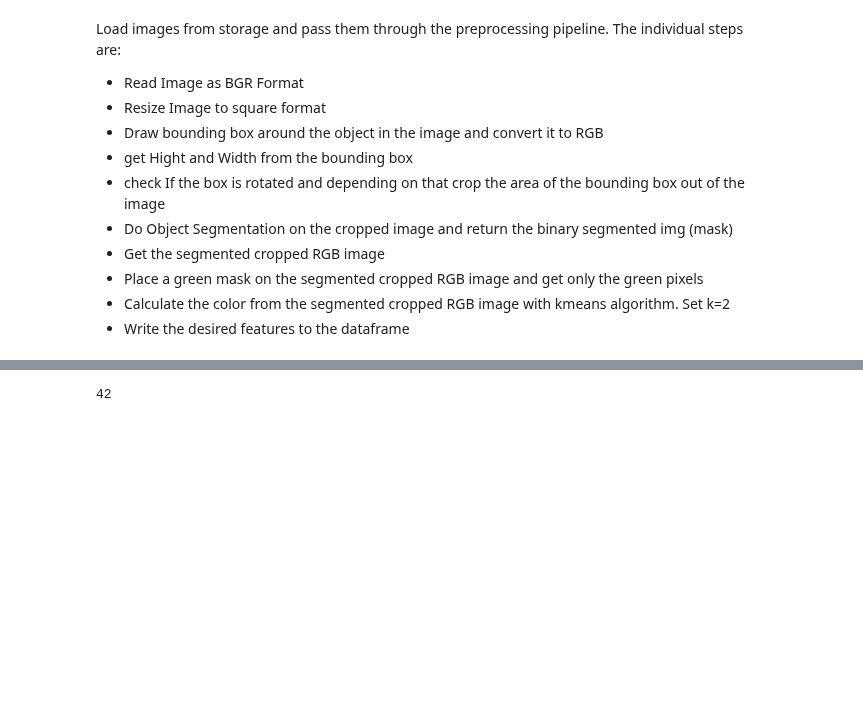
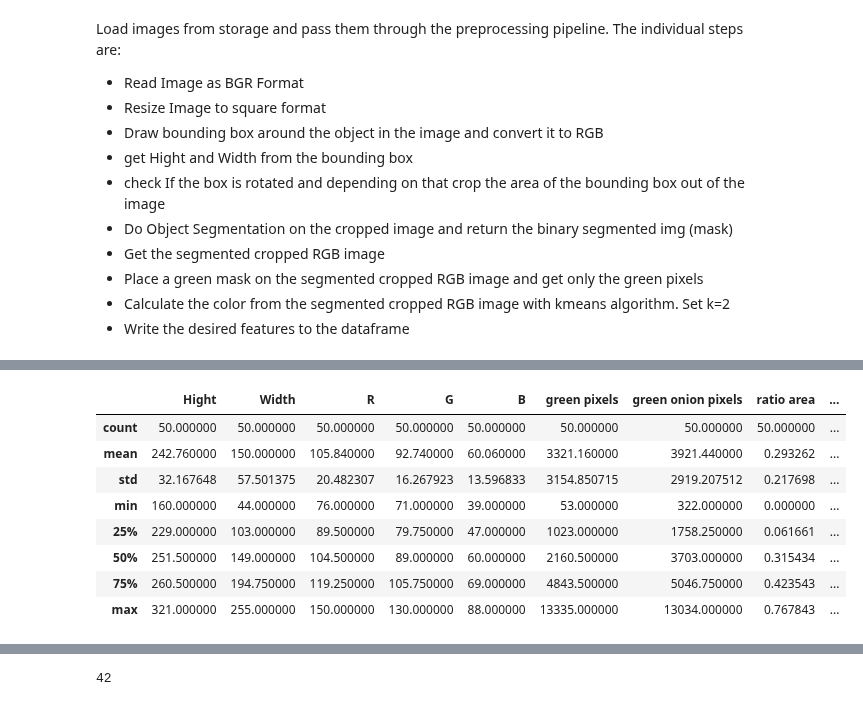
Before and after one commit to leons1396/AI_project, a Jupyter notebook: Image_processing/Preprocessing/image_preprocessing.ipynb, the cells around one changed output, grey strips where cells are left out. Cells and saved outputs as stored; diff of their text form; code cells hidden in the pictures; blank space fills up the shorter version.

```diff
--- a/Image_processing/Preprocessing/image_preprocessing.ipynb
+++ b/Image_processing/Preprocessing/image_preprocessing.ipynb
@@ -682,0 +711,13 @@ show_image_plt(vegi_hsv)
+# %%
+vegi_copy_3 = vegis_df.copy()
+vegi_copy_3.loc[vegis_df['Label']=="Karotte_Trieb"].describe()
+# %% [output]
+|  | Hight | Width | R | G | B | green pixels | green onion pixels | ratio area | ... |
+| count | 50.000000 | 50.000000 | 50.000000 | 50.000000 | 50.000000 | 50.000000 | 50.000000 | 50.000000 | ... |
+| mean | 242.760000 | 150.000000 | 105.840000 | 92.740000 | 60.060000 | 3321.160000 | 3921.440000 | 0.293262 | ... |
+| std | 32.167648 | 57.501375 | 20.482307 | 16.267923 | 13.596833 | 3154.850715 | 2919.207512 | 0.217698 | ... |
+| min | 160.000000 | 44.000000 | 76.000000 | 71.000000 | 39.000000 | 53.000000 | 322.000000 | 0.000000 | ... |
+| 25% | 229.000000 | 103.000000 | 89.500000 | 79.750000 | 47.000000 | 1023.000000 | 1758.250000 | 0.061661 | ... |
+| 50% | 251.500000 | 149.000000 | 104.500000 | 89.000000 | 60.000000 | 2160.500000 | 3703.000000 | 0.315434 | ... |
+| 75% | 260.500000 | 194.750000 | 119.250000 | 105.750000 | 69.000000 | 4843.500000 | 5046.750000 | 0.423543 | ... |
+| max | 321.000000 | 255.000000 | 150.000000 | 130.000000 | 88.000000 | 13335.000000 | 13034.000000 | 0.767843 | ... |
```
Also changed, not shown: parts of 18 cells of this notebook, 6 other files.
